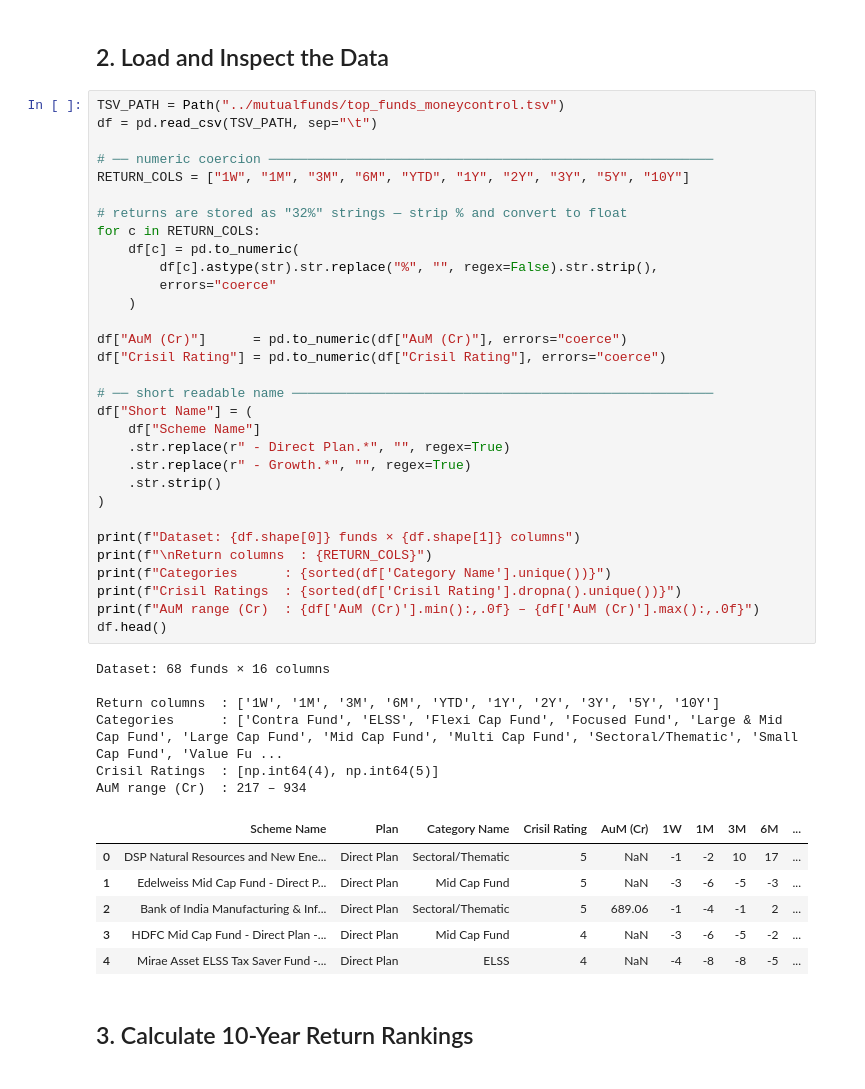
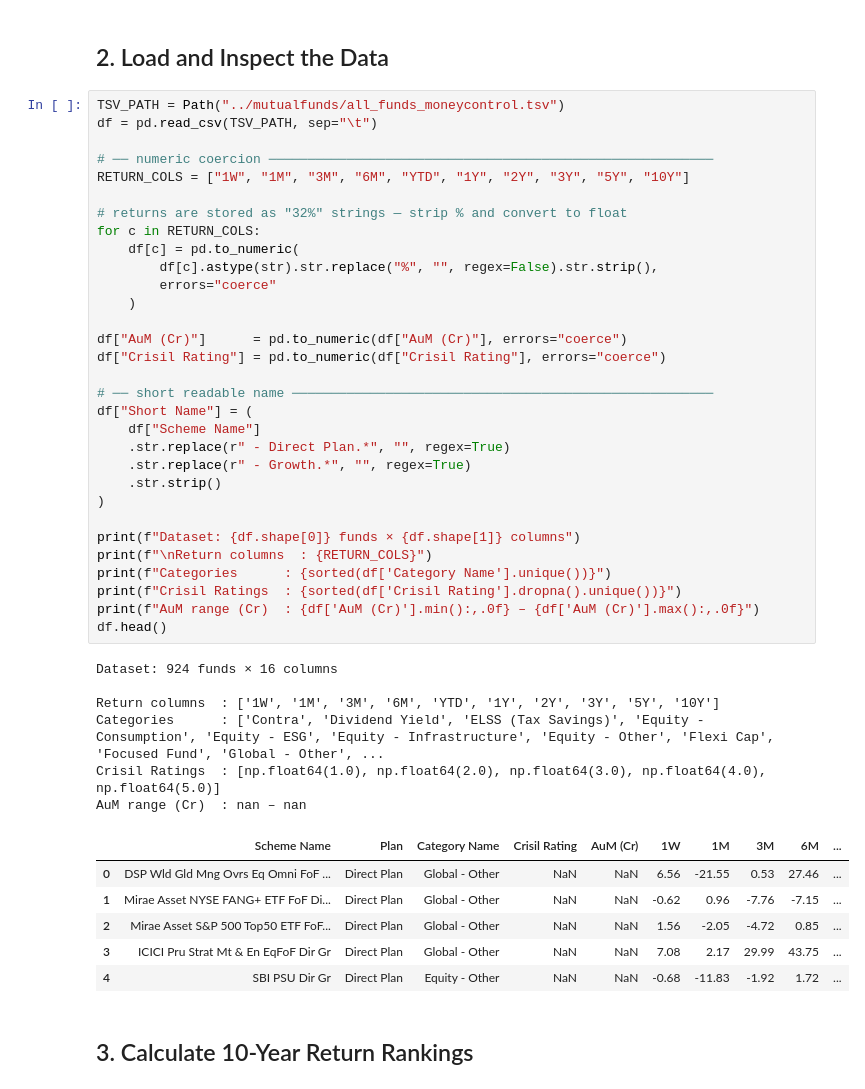
Before and after one commit to ParikhKadam/stock-trader, a Jupyter notebook: mutualfunds/mutual_fund_analysis.ipynb, the cells around one changed output. Saved outputs shown, nothing was run; the diff lists cells and outputs as text.

```diff
--- a/mutualfunds/mutual_fund_analysis.ipynb
+++ b/mutualfunds/mutual_fund_analysis.ipynb
@@ -43,49 +43,49 @@ Libraries loaded ✓
 # %% [markdown]
 ## 2. Load and Inspect the Data
 # %%
-TSV_PATH = Path("../mutualfunds/top_funds_moneycontrol.tsv")
+TSV_PATH = Path("../mutualfunds/all_funds_moneycontrol.tsv")
 df = pd.read_csv(TSV_PATH, sep="\t")
 
 # ── numeric coercion ─────────────────────────────────────────────────────────
 RETURN_COLS = ["1W", "1M", "3M", "6M", "YTD", "1Y", "2Y", "3Y", "5Y", "10Y"]
 
 # returns are stored as "32%" strings — strip % and convert to float
 for c in RETURN_COLS:
     df[c] = pd.to_numeric(
         df[c].astype(str).str.replace("%", "", regex=False).str.strip(),
         errors="coerce"
     )
 
 df["AuM (Cr)"]      = pd.to_numeric(df["AuM (Cr)"], errors="coerce")
 df["Crisil Rating"] = pd.to_numeric(df["Crisil Rating"], errors="coerce")
 
 # ── short readable name ──────────────────────────────────────────────────────
 df["Short Name"] = (
     df["Scheme Name"]
     .str.replace(r" - Direct Plan.*", "", regex=True)
     .str.replace(r" - Growth.*", "", regex=True)
     .str.strip()
 )
 
 print(f"Dataset: {df.shape[0]} funds × {df.shape[1]} columns")
 print(f"\nReturn columns  : {RETURN_COLS}")
 print(f"Categories      : {sorted(df['Category Name'].unique())}")
 print(f"Crisil Ratings  : {sorted(df['Crisil Rating'].dropna().unique())}")
 print(f"AuM range (Cr)  : {df['AuM (Cr)'].min():,.0f} – {df['AuM (Cr)'].max():,.0f}")
 df.head()
 # %% [output]
-Dataset: 68 funds × 16 columns
+Dataset: 924 funds × 16 columns
 
 Return columns  : ['1W', '1M', '3M', '6M', 'YTD', '1Y', '2Y', '3Y', '5Y', '10Y']
-Categories      : ['Contra Fund', 'ELSS', 'Flexi Cap Fund', 'Focused Fund', 'Large & Mid Cap Fund', 'Large Cap Fund', 'Mid Cap Fund', 'Multi Cap Fund', 'Sectoral/Thematic', 'Small Cap Fund', 'Value Fu ...
-Crisil Ratings  : [np.int64(4), np.int64(5)]
-AuM range (Cr)  : 217 – 934
+Categories      : ['Contra', 'Dividend Yield', 'ELSS (Tax Savings)', 'Equity - Consumption', 'Equity - ESG', 'Equity - Infrastructure', 'Equity - Other', 'Flexi Cap', 'Focused Fund', 'Global - Other', ...
+Crisil Ratings  : [np.float64(1.0), np.float64(2.0), np.float64(3.0), np.float64(4.0), np.float64(5.0)]
+AuM range (Cr)  : nan – nan
 |  | Scheme Name | Plan | Category Name | Crisil Rating | AuM (Cr) | 1W | 1M | 3M | 6M | ... |
-| 0 | DSP Natural Resources and New Ene... | Direct Plan | Sectoral/Thematic | 5 | NaN | -1 | -2 | 10 | 17 | ... |
-| 1 | Edelweiss Mid Cap Fund - Direct P... | Direct Plan | Mid Cap Fund | 5 | NaN | -3 | -6 | -5 | -3 | ... |
-| 2 | Bank of India Manufacturing & Inf... | Direct Plan | Sectoral/Thematic | 5 | 689.06 | -1 | -4 | -1 | 2 | ... |
-| 3 | HDFC Mid Cap Fund - Direct Plan -... | Direct Plan | Mid Cap Fund | 4 | NaN | -3 | -6 | -5 | -2 | ... |
-| 4 | Mirae Asset ELSS Tax Saver Fund -... | Direct Plan | ELSS | 4 | NaN | -4 | -8 | -8 | -5 | ... |
+| 0 | DSP Wld Gld Mng Ovrs Eq Omni FoF ... | Direct Plan | Global - Other | NaN | NaN | 6.56 | -21.55 | 0.53 | 27.46 | ... |
+| 1 | Mirae Asset NYSE FANG+ ETF FoF Di... | Direct Plan | Global - Other | NaN | NaN | -0.62 | 0.96 | -7.76 | -7.15 | ... |
+| 2 | Mirae Asset S&P 500 Top50 ETF FoF... | Direct Plan | Global - Other | NaN | NaN | 1.56 | -2.05 | -4.72 | 0.85 | ... |
+| 3 | ICICI Pru Strat Mt & En EqFoF Dir Gr | Direct Plan | Global - Other | NaN | NaN | 7.08 | 2.17 | 29.99 | 43.75 | ... |
+| 4 | SBI PSU Dir Gr | Direct Plan | Equity - Other | NaN | NaN | -0.68 | -11.83 | -1.92 | 1.72 | ... |
 # %% [markdown]
 ## 3. Calculate 10-Year Return Rankings
 # %%
```
Also changed, not shown: parts of 7 cells of this notebook, 5 other files.
